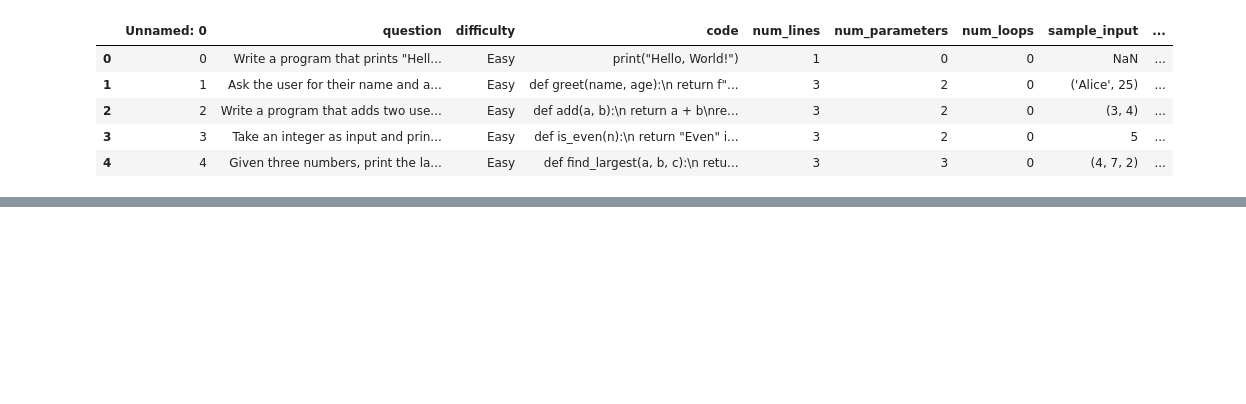
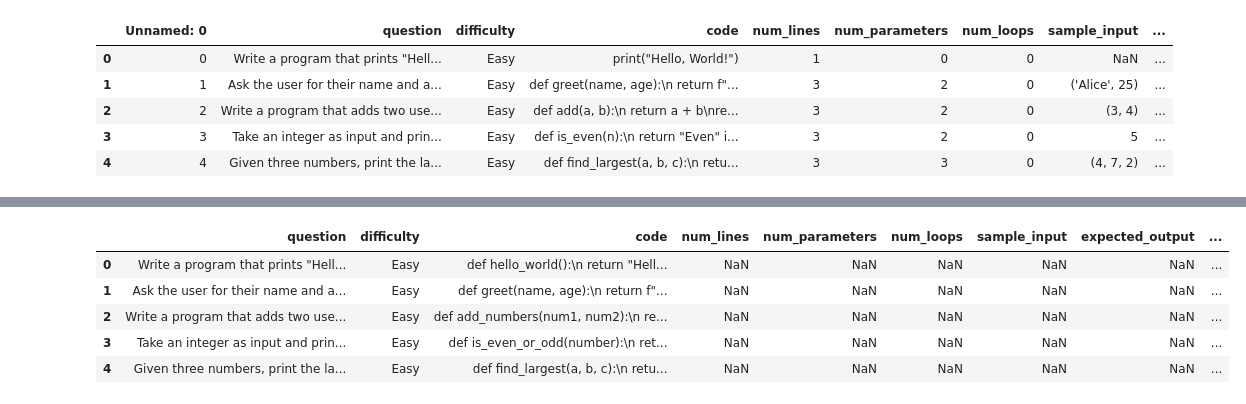
Before and after one commit to sashadivall/ds4200project, a Jupyter notebook: viz/visualization.ipynb, the cells around one changed output, grey strips where cells are left out. Saved outputs shown, nothing was run; the diff lists cells and outputs as text; code cells hidden in the pictures; blank space fills up the shorter version.

Commit message:
sasha copilot stuff

```diff
--- a/viz/visualization.ipynb
+++ b/viz/visualization.ipynb
@@ -80,0 +58,2 @@ NameError: name 'df' is not defined
+# %%
+easy_questions = data[data["difficulty"] == "Easy"]["question"].unique()
@@ -80,0 +80,15 @@ NameError: name 'df' is not defined
+# %%
+copilot = pd.read_csv("../data_ext/copilot.csv")
+# %%
+copilot["question"] = easy_questions
+# %%
+copilot["difficulty"] = "Easy"
+# %%
+copilot.head()
+# %% [output]
+|  | question | difficulty | code | num_lines | num_parameters | num_loops | sample_input | expected_output | ... |
+| 0 | Write a program that prints "Hell... | Easy | def hello_world():\n return "Hell... | NaN | NaN | NaN | NaN | NaN | ... |
+| 1 | Ask the user for their name and a... | Easy | def greet(name, age):\n return f"... | NaN | NaN | NaN | NaN | NaN | ... |
+| 2 | Write a program that adds two use... | Easy | def add_numbers(num1, num2):\n re... | NaN | NaN | NaN | NaN | NaN | ... |
+| 3 | Take an integer as input and prin... | Easy | def is_even_or_odd(number):\n ret... | NaN | NaN | NaN | NaN | NaN | ... |
+| 4 | Given three numbers, print the la... | Easy | def find_largest(a, b, c):\n retu... | NaN | NaN | NaN | NaN | NaN | ... |
```
Also changed, not shown: parts of 7 cells of this notebook.
